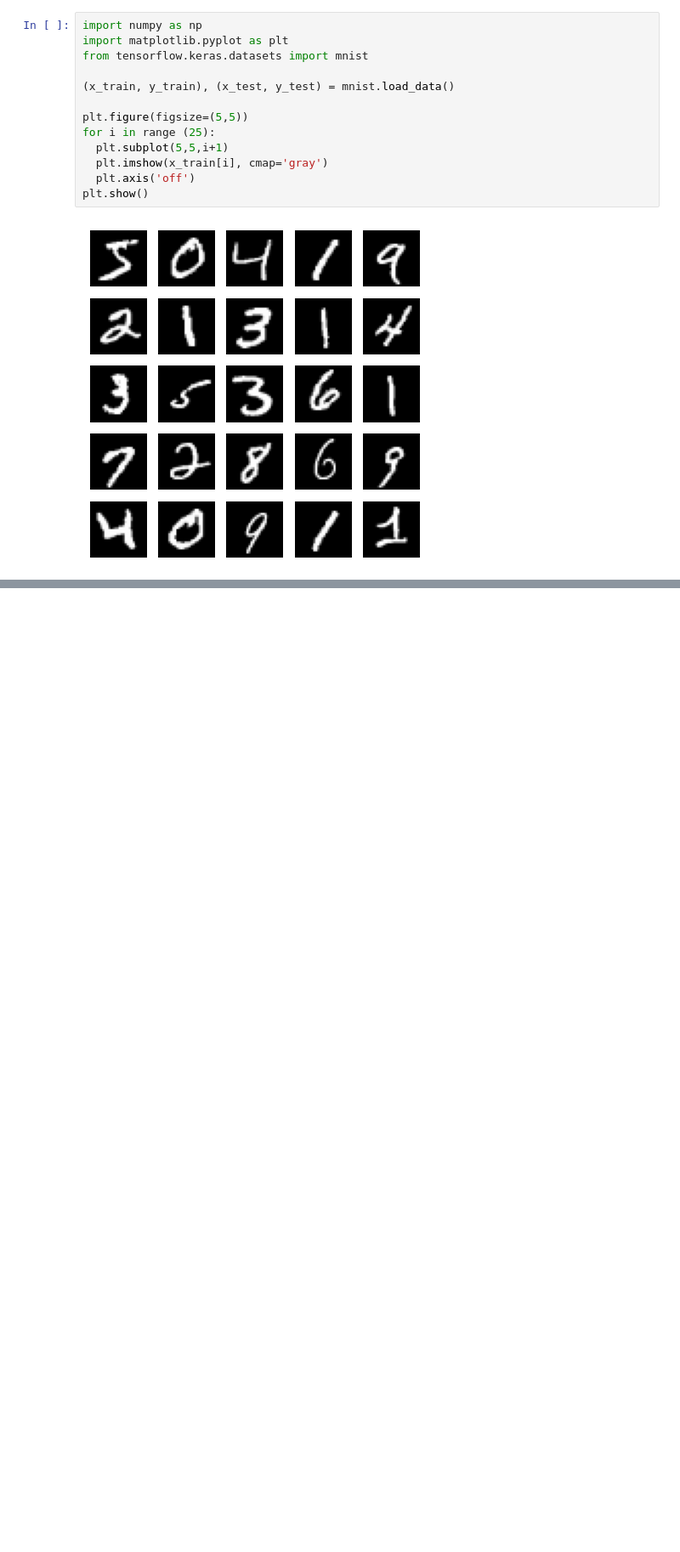
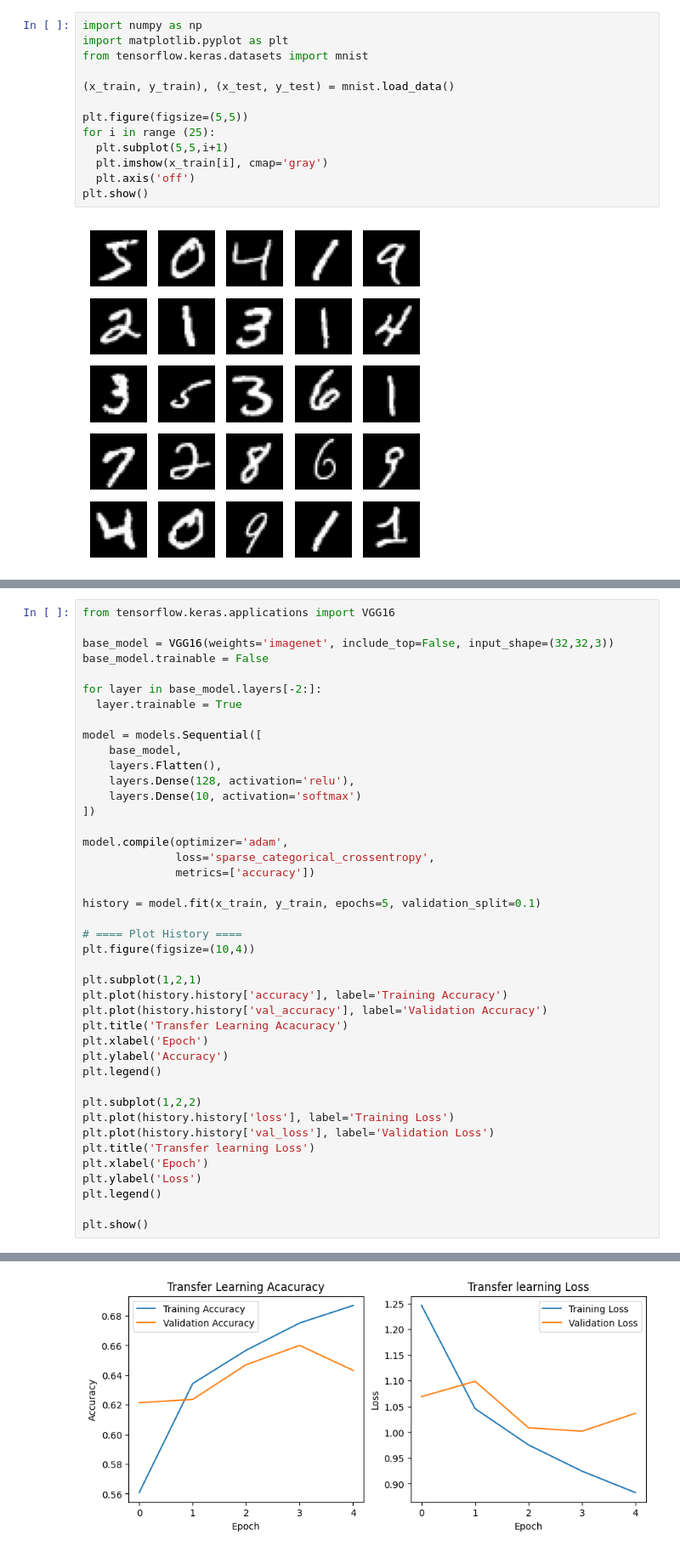
Before and after one commit to Pakas0/2025_Computer-Vision_TI-2C, a Jupyter notebook: Jobsheet_02.ipynb, the cells around one changed output, grey strips where cells are left out. Shown: that part at 85% size. Saved outputs shown, nothing was run; the diff lists cells and outputs as text; blank space fills up the shorter version.

```diff
--- a/Jobsheet_02.ipynb
+++ b/Jobsheet_02.ipynb
@@ -327,0 +395,43 @@ Epoch 5/5
+# %%
+from tensorflow.keras.applications import VGG16
+
+base_model = VGG16(weights='imagenet', include_top=False, input_shape=(32,32,3))
+base_model.trainable = False
+
+for layer in base_model.layers[-2:]:
+  layer.trainable = True
+
+model = models.Sequential([
+    base_model,
+    layers.Flatten(),
+    layers.Dense(128, activation='relu'),
+    layers.Dense(10, activation='softmax')
+])
+
+model.compile(optimizer='adam',
+              loss='sparse_categorical_crossentropy',
+              metrics=['accuracy'])
+
+history = model.fit(x_train, y_train, epochs=5, validation_split=0.1)
+
+# ==== Plot History ====
+plt.figure(figsize=(10,4))
+
+plt.subplot(1,2,1)
+plt.plot(history.history['accuracy'], label='Training Accuracy')
+plt.plot(history.history['val_accuracy'], label='Validation Accuracy')
+plt.title('Transfer Learning Acacuracy')
+plt.xlabel('Epoch')
+plt.ylabel('Accuracy')
+plt.legend()
+
+plt.subplot(1,2,2)
+plt.plot(history.history['loss'], label='Training Loss')
+plt.plot(history.history['val_loss'], label='Validation Loss')
+plt.title('Transfer learning Loss')
+plt.xlabel('Epoch')
+plt.ylabel('Loss')
+plt.legend()
+
+plt.show()
+# %% [output]
@@ -327,0 +448 @@ Epoch 5/5
+[figure, added]
```
Also changed, not shown: parts of 24 cells of this notebook.
